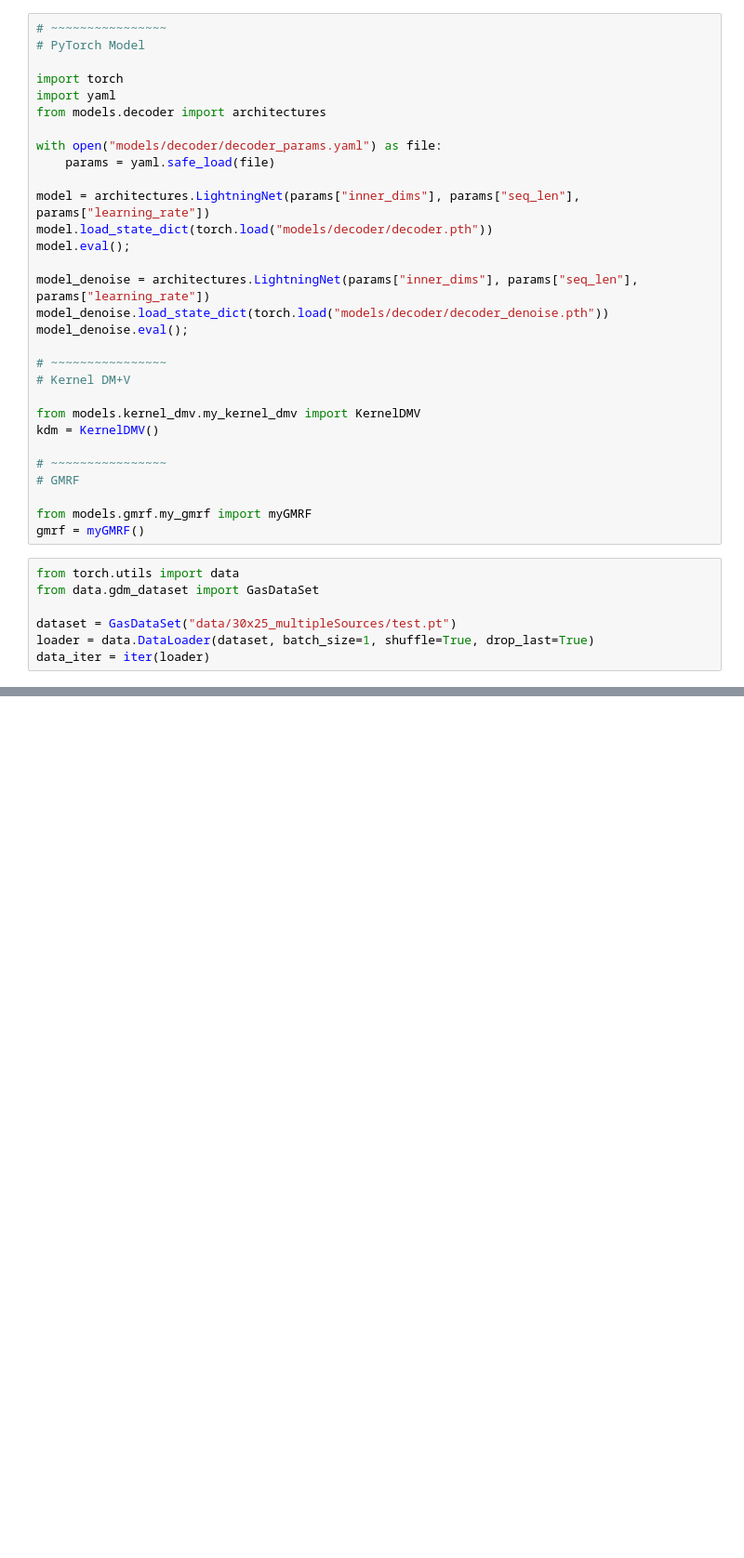
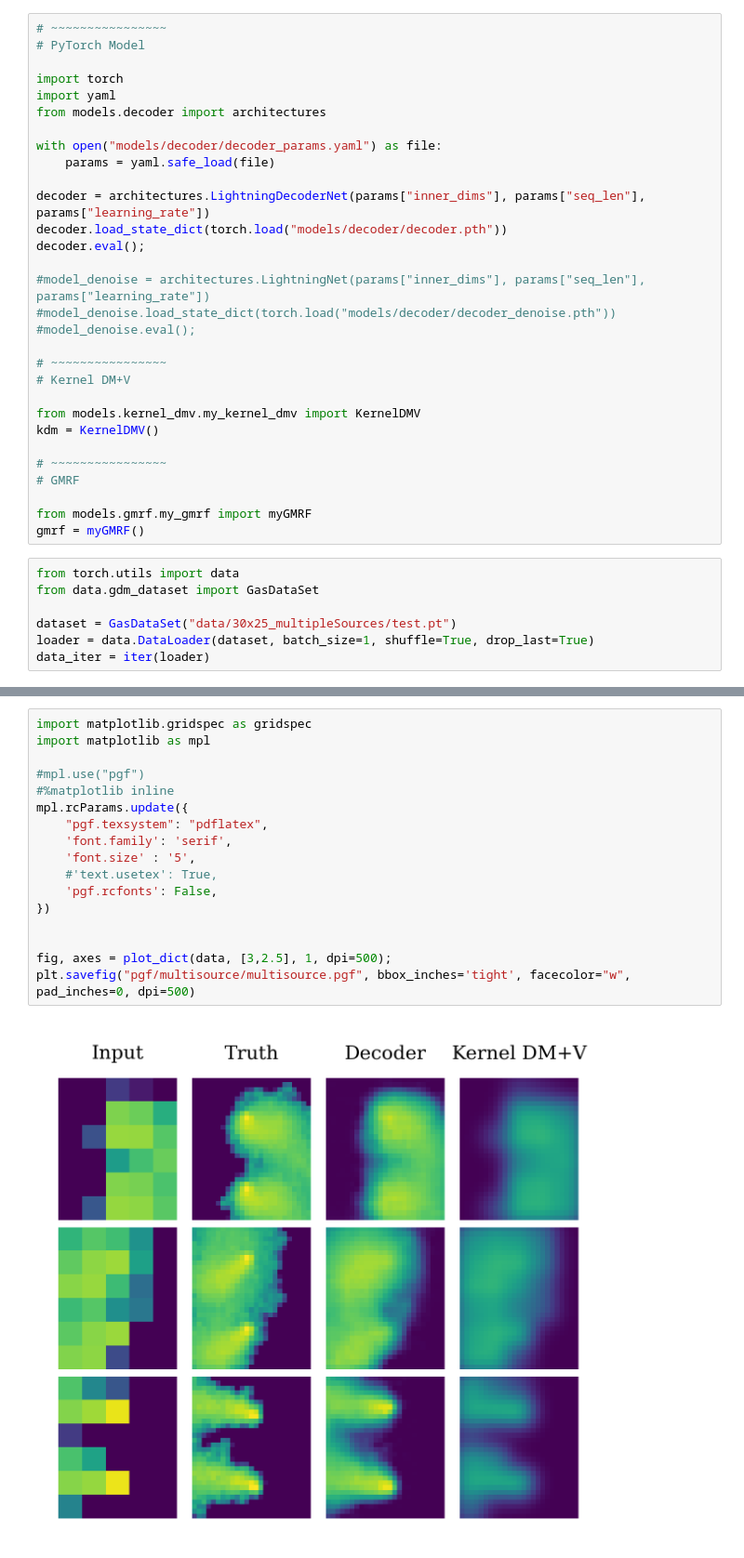
Before and after one commit to BAMresearch/SRGDM, a Jupyter notebook: Multiple Gas Sources.ipynb, the cells around one changed output, grey strips where cells are left out. Shown: that part at 93% size. Saved outputs shown, nothing was run; the diff lists cells and outputs as text; blank space fills up the shorter version.

```diff
--- a/Multiple Gas Sources.ipynb
+++ b/Multiple Gas Sources.ipynb
@@ -9,13 +9,13 @@ from models.decoder import architectures
 with open("models/decoder/decoder_params.yaml") as file:
     params = yaml.safe_load(file)
 
-model = architectures.LightningNet(params["inner_dims"], params["seq_len"], params["learning_rate"])
-model.load_state_dict(torch.load("models/decoder/decoder.pth"))
-model.eval();
+decoder = architectures.LightningDecoderNet(params["inner_dims"], params["seq_len"], params["learning_rate"])
+decoder.load_state_dict(torch.load("models/decoder/decoder.pth"))
+decoder.eval();
 
-model_denoise = architectures.LightningNet(params["inner_dims"], params["seq_len"], params["learning_rate"])
-model_denoise.load_state_dict(torch.load("models/decoder/decoder_denoise.pth"))
-model_denoise.eval();
+#model_denoise = architectures.LightningNet(params["inner_dims"], params["seq_len"], params["learning_rate"])
+#model_denoise.load_state_dict(torch.load("models/decoder/decoder_denoise.pth"))
+#model_denoise.eval();
 
 # ~~~~~~~~~~~~~~~~
 # Kernel DM+V
@@ -52,0 +127,19 @@ fig, axes = plot_dict(data, [5,8], 1);
+# %%
+import matplotlib.gridspec as gridspec
+import matplotlib as mpl
+
+#mpl.use("pgf")
+#%matplotlib inline
+mpl.rcParams.update({
+    "pgf.texsystem": "pdflatex",
+    'font.family': 'serif',
+    'font.size' : '5',
+    #'text.usetex': True,
+    'pgf.rcfonts': False,
+})
+
+
+fig, axes = plot_dict(data, [3,2.5], 1, dpi=500);
+plt.savefig("pgf/multisource/multisource.pgf", bbox_inches='tight', facecolor="w", pad_inches=0, dpi=500)
+# %% [output]
+[figure, added]
```
Also changed, not shown: parts of 4 cells of this notebook, 5 other files.
